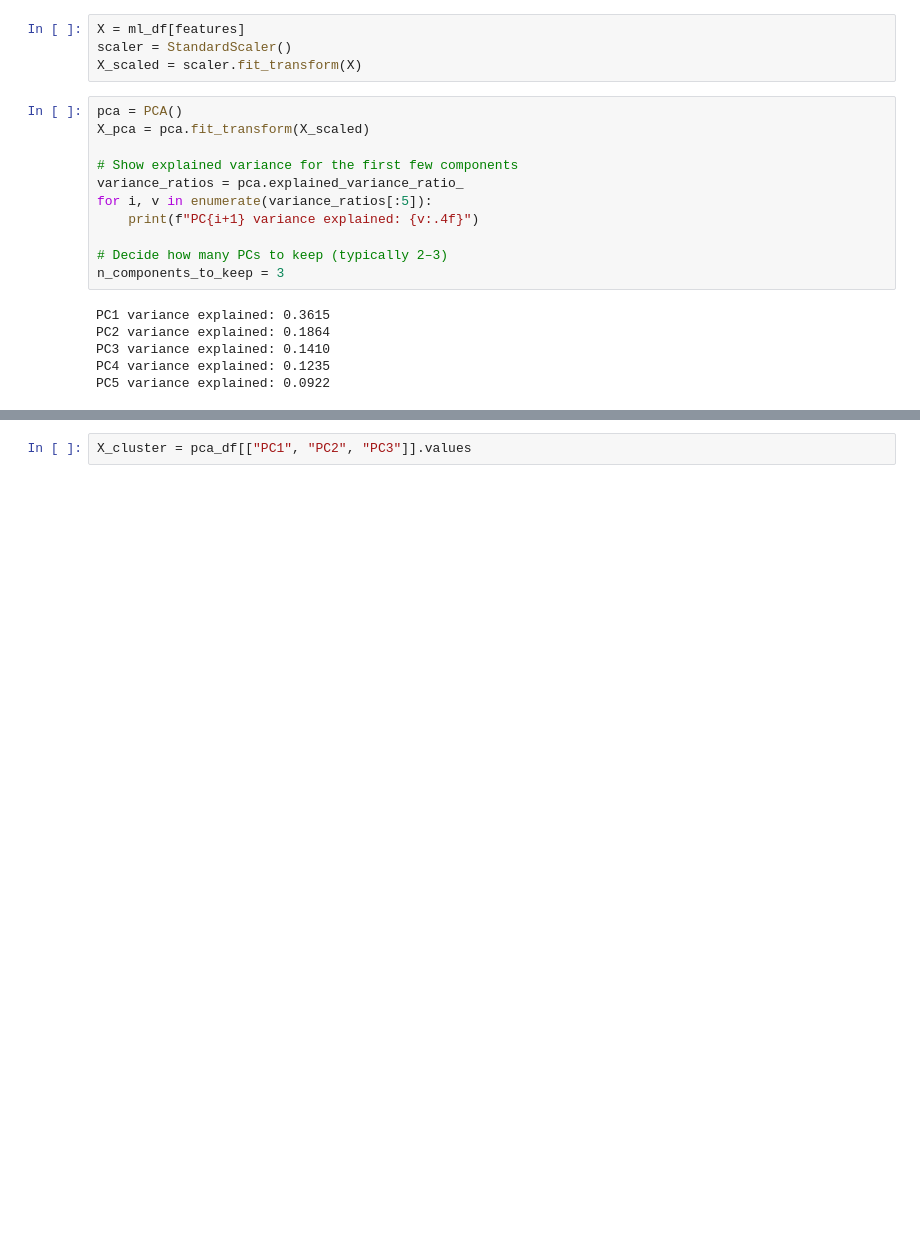
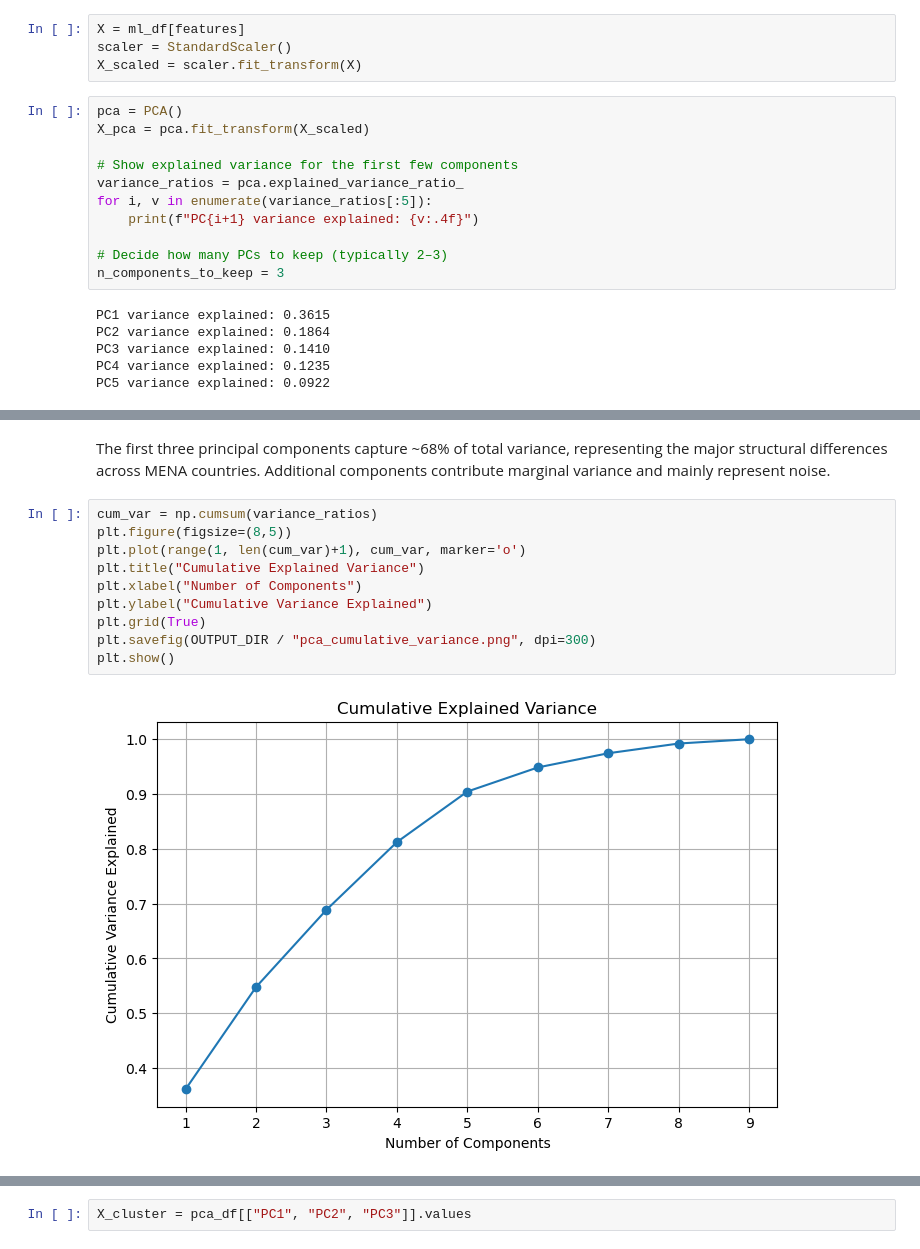
Before and after one commit to daniehben/worldbank-api-pipeline, a Jupyter notebook: notebooks/Clustering.ipynb, the cells around one changed output, grey strips where cells are left out. Cells and saved outputs as stored; diff of their text form; blank space fills up the shorter version.

```diff
--- a/notebooks/Clustering.ipynb
+++ b/notebooks/Clustering.ipynb
@@ -110,0 +152,14 @@ PCA DataFrame created:
+# %% [markdown]
+The first three principal components capture ~68% of total variance, representing the major structural differences across MENA countries. Additional components contribute marginal variance and mainly represent noise.
+# %%
+cum_var = np.cumsum(variance_ratios)
+plt.figure(figsize=(8,5))
+plt.plot(range(1, len(cum_var)+1), cum_var, marker='o')
+plt.title("Cumulative Explained Variance")
+plt.xlabel("Number of Components")
+plt.ylabel("Cumulative Variance Explained")
+plt.grid(True)
+plt.savefig(OUTPUT_DIR / "pca_cumulative_variance.png", dpi=300)
+plt.show()
+# %% [output]
+[figure, added]
```
Also changed, not shown: parts of 53 cells of this notebook, 2 other files.
